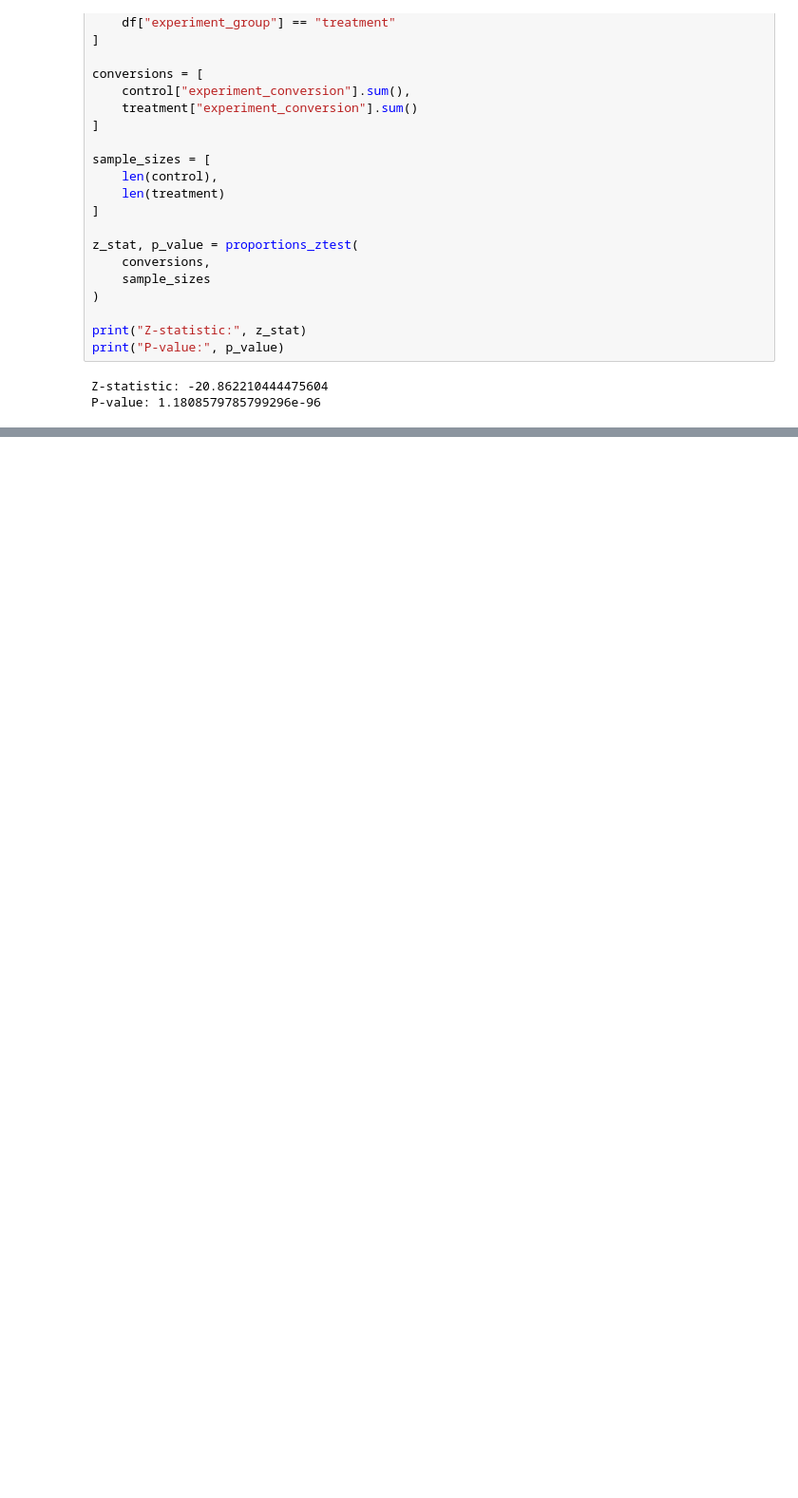
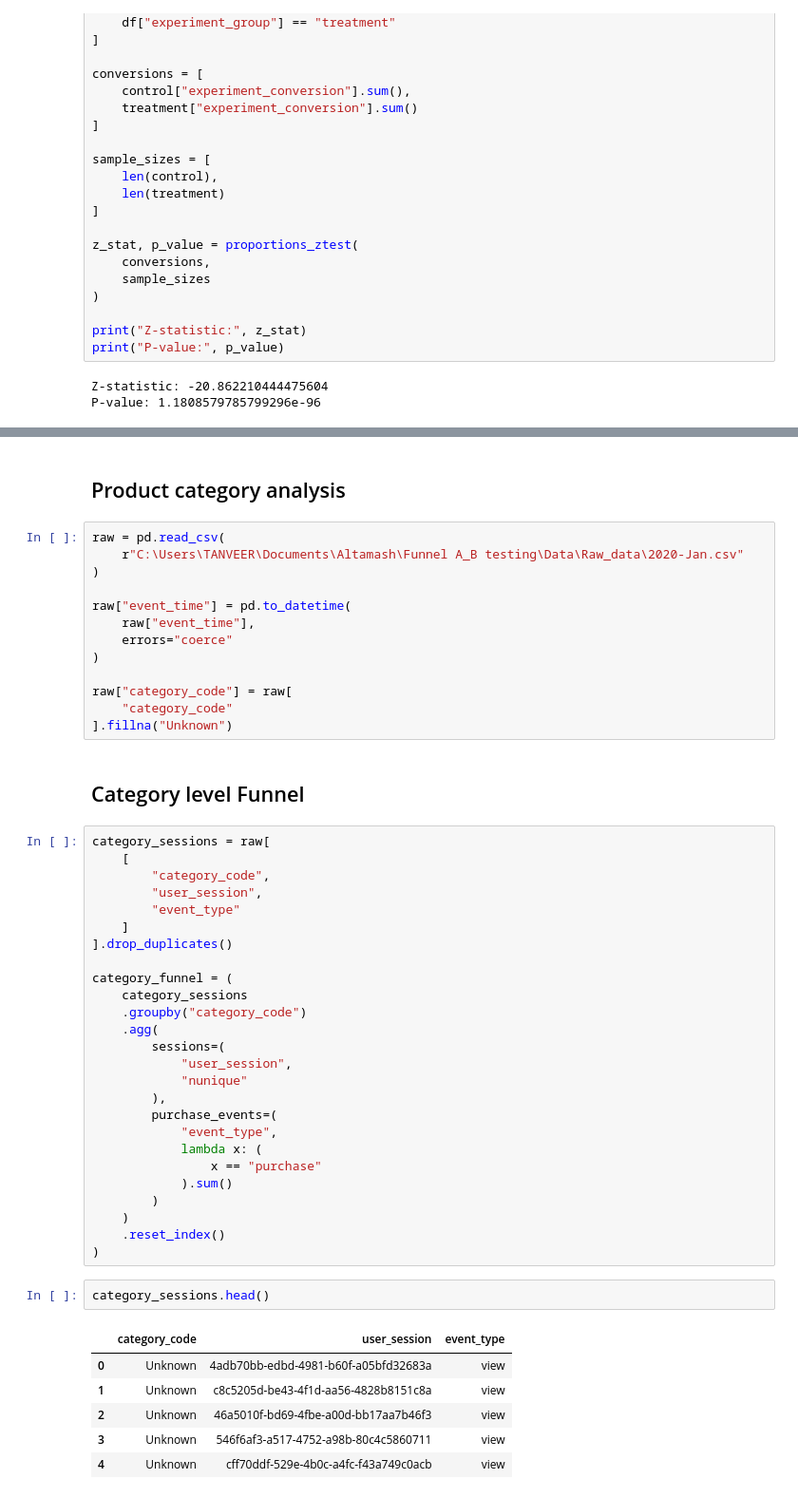
Before and after one commit to tamaxhh/End-to-End-Product-Funnel-A-B-Testing-Simulation-Engine, a Jupyter notebook: Notebooks/A.B_test_experimentation.ipynb, the cells around one changed output, grey strips where cells are left out. Shown at 95% size. Drawn from its saved outputs; the diff is of its cells as text; blank space fills up the shorter version.

```diff
--- a/Notebooks/A.B_test_experimentation.ipynb
+++ b/Notebooks/A.B_test_experimentation.ipynb
@@ -186,0 +430,52 @@ P-value: 1.1808579785799296e-96
+# %% [markdown]
+## Product category analysis
+# %%
+raw = pd.read_csv(
+    r"C:\Users\TANVEER\Documents\Altamash\Funnel A_B testing\Data\Raw_data\2020-Jan.csv"
+)
+
+raw["event_time"] = pd.to_datetime(
+    raw["event_time"],
+    errors="coerce"
+)
+
+raw["category_code"] = raw[
+    "category_code"
+].fillna("Unknown")
+# %% [markdown]
+## Category level Funnel
+# %%
+category_sessions = raw[
+    [
+        "category_code",
+        "user_session",
+        "event_type"
+    ]
+].drop_duplicates()
+
+category_funnel = (
+    category_sessions
+    .groupby("category_code")
+    .agg(
+        sessions=(
+            "user_session",
+            "nunique"
+        ),
+        purchase_events=(
+            "event_type",
+            lambda x: (
+                x == "purchase"
+            ).sum()
+        )
+    )
+    .reset_index()
+)
+# %%
+category_sessions.head()
+# %% [output]
+|  | category_code | user_session | event_type |
+| 0 | Unknown | 4adb70bb-edbd-4981-b60f-a05bfd32683a | view |
+| 1 | Unknown | c8c5205d-be43-4f1d-aa56-4828b8151c8a | view |
+| 2 | Unknown | 46a5010f-bd69-4fbe-a00d-bb17aa7b46f3 | view |
+| 3 | Unknown | 546f6af3-a517-4752-a98b-80c4c5860711 | view |
+| 4 | Unknown | cff70ddf-529e-4b0c-a4fc-f43a749c0acb | view |
```
Also changed, not shown: parts of 19 cells of this notebook.
